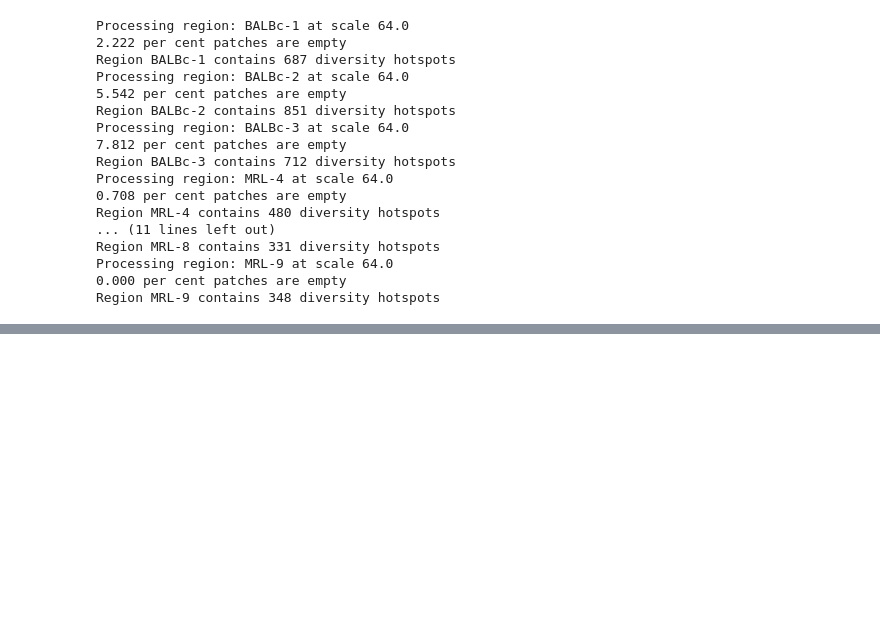
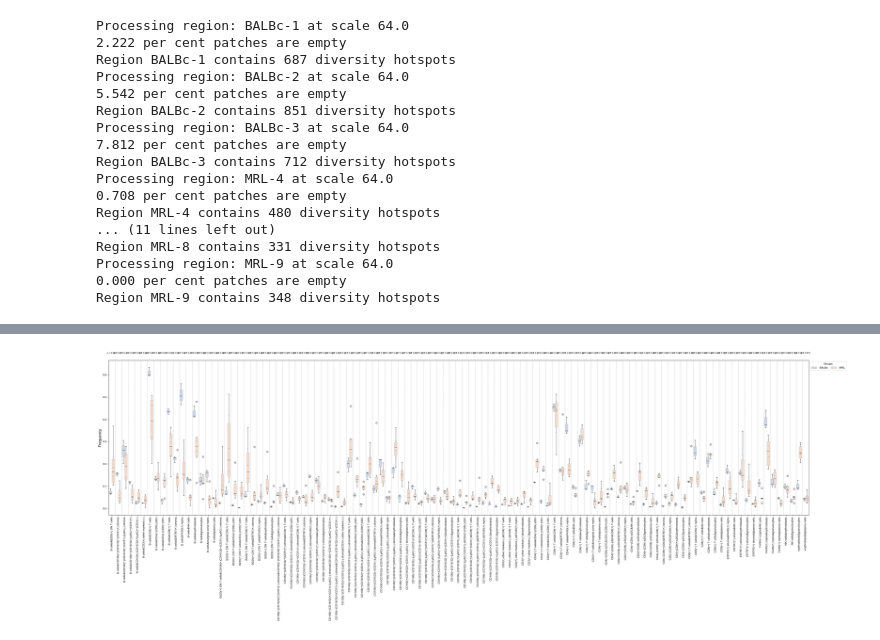
Before and after one commit to Feanor007/MESA, a Jupyter notebook: docs/notebooks/tutorials/MESA_Tutorials.ipynb, the cells around one changed output, grey strips where cells are left out. Saved outputs shown, nothing was run; the diff lists cells and outputs as text; code cells hidden in the pictures; blank space fills up the shorter version.

Commit message:
update tutorial:cleaned code for cell co-occurrence

```diff
--- a/docs/notebooks/tutorials/MESA_Tutorials.ipynb
+++ b/docs/notebooks/tutorials/MESA_Tutorials.ipynb
@@ -479,15 +472,15 @@ spot_co_occurrence_df.loc[spot_co_occurrence_df.index.str.contains('MRL'), 'Cond
 spot_cellfreq_df['Mouse'] = spot_cellfreq_df.index
 
 # Melt the DataFrame
-spot_freq = spot_cellfreq_df.melt(id_vars=['Mouse', 'Condition'], var_name='CellType', value_name='Frequency')
+spot_cellfreq_df_melt = spot_cellfreq_df.melt(id_vars=['Mouse', 'Condition'], var_name='CellType', value_name='Frequency')
 # %%
-selected_cell_types = sorted(spot_freq['CellType'].unique())
+selected_cell_types = sorted(spot_cellfreq_df_melt['CellType'].unique())
 selected_p_values = []
 
 # Perform t-tests
 print(f"p-value before correction:")
 for ct in selected_cell_types: # df_melted['CellType'].unique():
-    subset = spot_freq[spot_freq['CellType'] == ct]
+    subset = spot_cellfreq_df_melt[spot_cellfreq_df_melt['CellType'] == ct]
     group1 = subset[subset['Condition'] == 'BALBc']['Frequency']
     group2 = subset[subset['Condition'] == 'MRL']['Frequency']
 
@@ -496,12 +489,12 @@ for ct in selected_cell_types: # df_melted['CellType'].unique():
     selected_p_values.append(p_value)
 
 # Filter the dataframe based on selected CellTypes
-df_filtered = spot_freq[spot_freq['CellType'].isin(selected_cell_types)]
+df_filtered = spot_cellfreq_df_melt[spot_cellfreq_df_melt['CellType'].isin(selected_cell_types)]
 
 # Plot the filtered data
 fig, ax = plt.subplots(figsize=(30,10))
 sns.boxplot(data=df_filtered, x='CellType', y='Frequency', hue='Condition', palette='muted', boxprops=dict(alpha=.3), ax=ax, dodge=True,order=selected_cell_types)
-sns.swarmplot(data=df_filtered, x='CellType', y='Frequency', hue='Condition', palette='dark:black', size=3.0, dodge=True, order=selected_cell_types, ax=ax, edgecolor='gray', linewidth=0.5)
+sns.swarmplot(data=df_filtered, x='CellType', y='Frequency', hue='Condition', palette='dark:black', size=3.0, dodge=True, order=selected_cell_types, ax=ax, edgecolor='auto', linewidth=0.5)
 
 handles, labels = ax.get_legend_handles_labels()
 ax.legend(handles[:2], labels[:2], title="Groups", handletextpad=1, columnspacing=1, bbox_to_anchor=(1, 1), ncol=3, frameon=True)
@@ -567,0 +546,6 @@ plasma cells in hot spots has p value = 0.484
+# %%
+union_cols = set(global_co_occurrence_subcols).union(set(spot_co_occurrence_subcols))
+# %%
+# Make them have the same set of columns
+global_co_occurrence_df = global_co_occurrence_df.reindex(columns=union_cols).fillna(0)
+spot_co_occurrence_df = spot_co_occurrence_df.reindex(columns=union_cols).fillna(0)
@@ -567,0 +588,47 @@ plasma cells in hot spots has p value = 0.484
+# %%
+# Global Cell Co-Occurrence
+selected_cell_types = sorted(global_co_occurrence_melted['Cell Combination'].unique())
+selected_p_values = []
+
+# Perform t-tests
+print(f"p-value before correction:")
+for ct in selected_cell_types:
+    subset = global_co_occurrence_melted[global_co_occurrence_melted['Cell Combination'] == ct]
+    group1 = subset[subset['Condition'] == 'BALBc']['Frequency']
+    group2 = subset[subset['Condition'] == 'MRL']['Frequency']
+
+    t_stat, p_value = stats.ttest_ind(group1, group2, equal_var=False)
+    print(f"{ct} has p value = {p_value:.3f}")
+    selected_p_values.append(p_value)
+
+# Filter the dataframe based on selected Cell Combinations
+df_filtered = global_co_occurrence_melted[global_co_occurrence_melted['Cell Combination'].isin(selected_cell_types)]
+
+# Plot the filtered data
+fig, ax = plt.subplots(figsize=(45,10))
+sns.boxplot(data=df_filtered, x='Cell Combination', y='Frequency', hue='Condition', palette='muted', boxprops=dict(alpha=.3), ax=ax, dodge=True,order=selected_cell_types)
+sns.swarmplot(data=df_filtered, x='Cell Combination', y='Frequency', hue='Condition', palette='dark:black', size=1.0, dodge=True,order=selected_cell_types, ax=ax, edgecolor='gray', linewidth=0.5)
+
+handles, labels = ax.get_legend_handles_labels()
+ax.legend(handles[:2], labels[:2], title="Groups", handletextpad=1, columnspacing=1, bbox_to_anchor=(1, 1), ncol=3, frameon=True)
+
+pvals_corrected = stats.false_discovery_control(selected_p_values, method='bh')
+
+print('-'*42)
+print(f"p-values after correction:")
+
+p_vals_corrected_dict = {}
+yrange = ax.get_ylim()[1] - ax.get_ylim()[0]
+for i, ct in enumerate(selected_cell_types):
+    ax.text(i, yrange, f"p = {pvals_corrected[i]:.3f}", ha='center', fontsize=8, rotation=0)
+    print(f"{ct} has p value = {pvals_corrected[i]:.3f}", flush=True)
+    p_vals_corrected_dict[ct] = pvals_corrected[i]
+
+for i in range(len(selected_cell_types) - 1):
+    ax.axvline(i + 0.55, color='grey', linestyle='--', linewidth=0.5)
+
+ax.set_ylabel("Frequency", fontsize=14)
+ax.set_xlabel('')
+plt.xticks(rotation=90)
+plt.show()
+# %% [output]
@@ -567,0 +669 @@ plasma cells in hot spots has p value = 0.484
+[figure, added]
```
Also changed, not shown: parts of 12 cells of this notebook, 1 other file.
